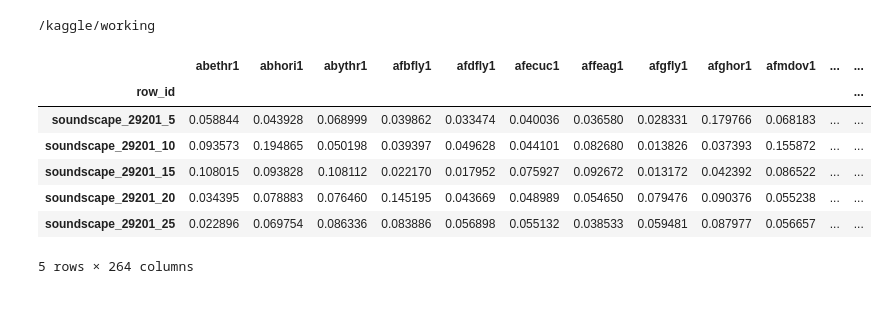
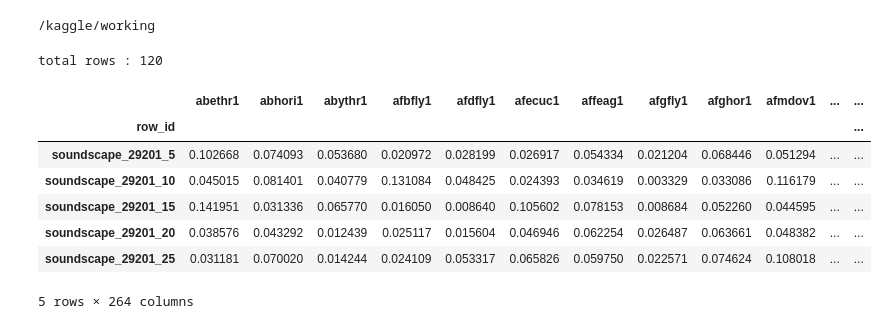
Before and after one commit to InFiNiTeemo/ai4code, a Jupyter notebook: notebook605078abfc.ipynb, the cells around one changed output. Cells and saved outputs as stored; diff of their text form; code cells hidden in the pictures.

Commit message:
Kaggle Notebook | my-blef | Version 8

```diff
--- a/notebook605078abfc.ipynb
+++ b/notebook605078abfc.ipynb
@@ -97,7 +97,7 @@ for i in range(folds):
     for sx in suffixes:
         try:
             model = load_model(conf_path    = f"{github_folder}/configs/cls_nf0_v5.json",
-                               weights_path = f"/kaggle/input/nfnet-baseline-bs16/nfnet-baseline-bs16",
+                               weights_path = f"/kaggle/input/nf0-v5",
                                prefix       = "nf0_v5_",
                                suffix       = sx,
                                fold         = i,
@@ -126,3 +126,3 @@ epoch 3
 # %%
 len(models)
-models = [models[0]]
+#models = [models[0]]
@@ -397,18 +399,18 @@ for clip_preds, file_id in zip(avg_preds, file_ids):
 df_submission = pd.DataFrame(submission).set_index("row_id")
 df_submission.to_csv("submission.csv")
 # %%
-# print(f"""
-# total rows : {len(df_submission)}
-# activated  : {len(df_submission[(df_submission.target==True)])}
-# """)
+print(f"""
+total rows : {len(df_submission)}
+""")
 
 df_submission.head()
 # %% [output]
+total rows : 120
 |  | abethr1 | abhori1 | abythr1 | afbfly1 | afdfly1 | afecuc1 | affeag1 | afgfly1 | afghor1 | afmdov1 | ... | ... |
 | row_id |  |  |  |  |  |  |  |  |  |  |  | ... |
-| soundscape_29201_5 | 0.058844 | 0.043928 | 0.068999 | 0.039862 | 0.033474 | 0.040036 | 0.036580 | 0.028331 | 0.179766 | 0.068183 | ... | ... |
-| soundscape_29201_10 | 0.093573 | 0.194865 | 0.050198 | 0.039397 | 0.049628 | 0.044101 | 0.082680 | 0.013826 | 0.037393 | 0.155872 | ... | ... |
-| soundscape_29201_15 | 0.108015 | 0.093828 | 0.108112 | 0.022170 | 0.017952 | 0.075927 | 0.092672 | 0.013172 | 0.042392 | 0.086522 | ... | ... |
-| soundscape_29201_20 | 0.034395 | 0.078883 | 0.076460 | 0.145195 | 0.043669 | 0.048989 | 0.054650 | 0.079476 | 0.090376 | 0.055238 | ... | ... |
-| soundscape_29201_25 | 0.022896 | 0.069754 | 0.086336 | 0.083886 | 0.056898 | 0.055132 | 0.038533 | 0.059481 | 0.087977 | 0.056657 | ... | ... |
+| soundscape_29201_5 | 0.102668 | 0.074093 | 0.053680 | 0.020972 | 0.028199 | 0.026917 | 0.054334 | 0.021204 | 0.068446 | 0.051294 | ... | ... |
+| soundscape_29201_10 | 0.045015 | 0.081401 | 0.040779 | 0.131084 | 0.048425 | 0.024393 | 0.034619 | 0.003329 | 0.033086 | 0.116179 | ... | ... |
+| soundscape_29201_15 | 0.141951 | 0.031336 | 0.065770 | 0.016050 | 0.008640 | 0.105602 | 0.078153 | 0.008684 | 0.052260 | 0.044595 | ... | ... |
+| soundscape_29201_20 | 0.038576 | 0.043292 | 0.012439 | 0.025117 | 0.015604 | 0.046946 | 0.062254 | 0.026487 | 0.063661 | 0.048382 | ... | ... |
+| soundscape_29201_25 | 0.031181 | 0.070020 | 0.014244 | 0.024109 | 0.053317 | 0.065826 | 0.059750 | 0.022571 | 0.074624 | 0.108018 | ... | ... |
-5 rows × 264 columns
+5 rows × 264 columns
```
Also changed, not shown: parts of 3 cells of this notebook.
